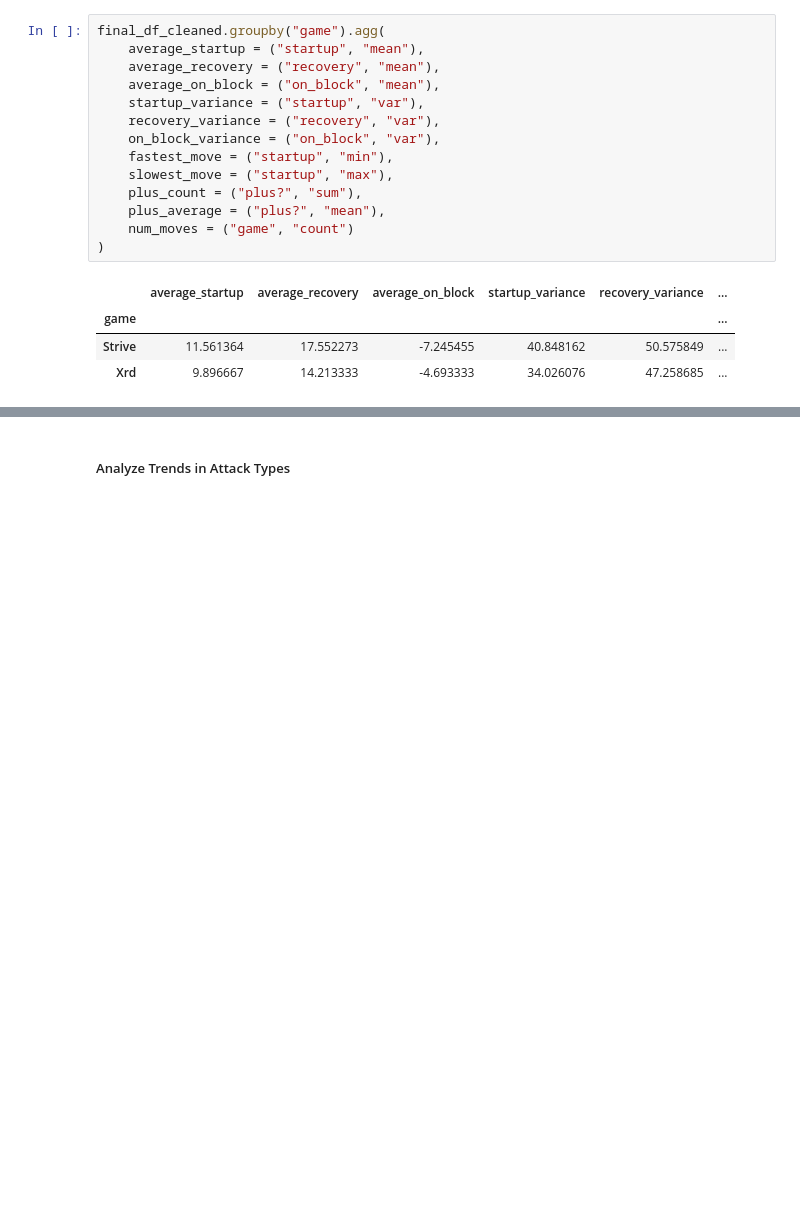
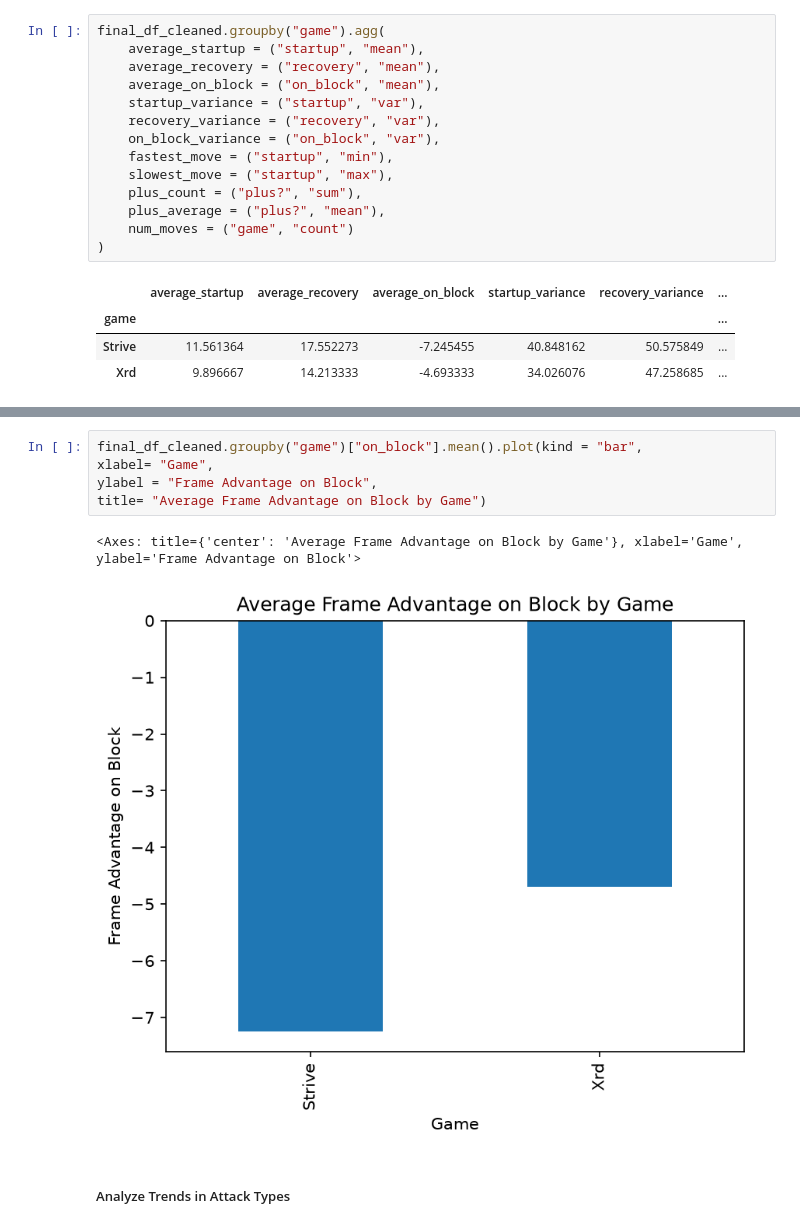
Before and after one commit to brocksteenblik/STAT-386-Data-Acquisition-Code, a Jupyter notebook: analysis.ipynb, the cells around one changed output, grey strips where cells are left out. Cells and saved outputs as stored; diff of their text form; blank space fills up the shorter version.

```diff
--- a/analysis.ipynb
+++ b/analysis.ipynb
@@ -266,3 +282,11 @@ final_df_cleaned.groupby("game").agg(
+# %%
+final_df_cleaned.groupby("game")["on_block"].mean().plot(kind = "bar",
+xlabel= "Game",
+ylabel = "Frame Advantage on Block",
+title= "Average Frame Advantage on Block by Game")
+# %% [output]
+<Axes: title={'center': 'Average Frame Advantage on Block by Game'}, xlabel='Game', ylabel='Frame Advantage on Block'>
+[figure, added]
 # %% [markdown]
 ##### Analyze Trends in Attack Types
 # %%
```
Also changed, not shown: parts of 4 cells of this notebook.
